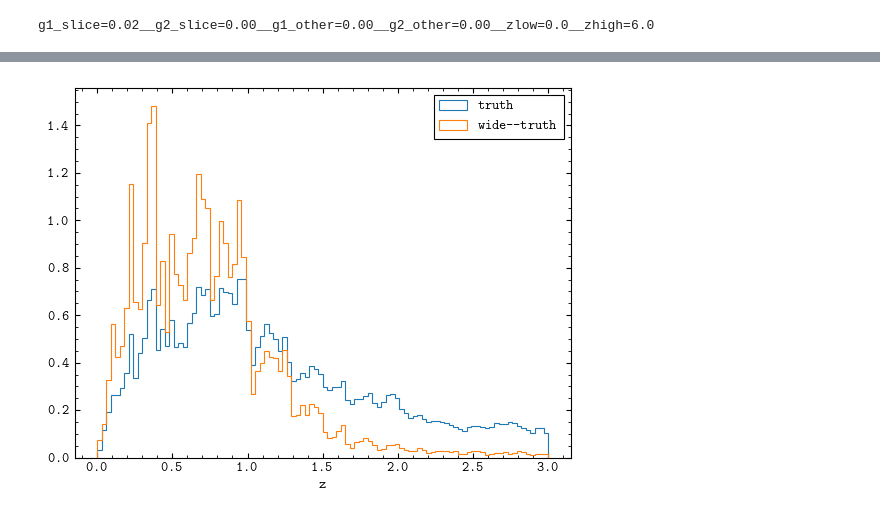
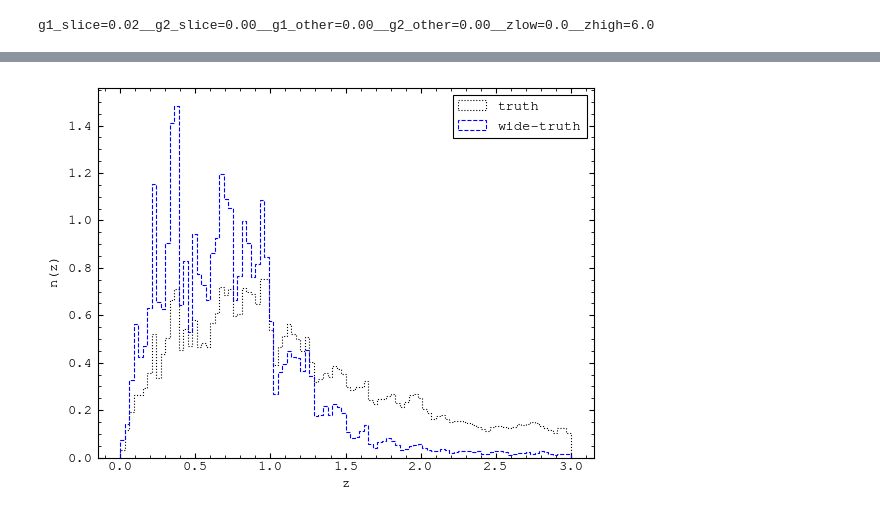
Before and after one commit to sidneymau/des-y6-image-sims-analysis, a Jupyter notebook: notebooks/2025_01_08_matching/validate.ipynb, the cells around one changed output, grey strips where cells are left out. Cells and saved outputs as stored; diff of their text form; code cells hidden in the pictures.

```diff
--- a/notebooks/2025_01_08_matching/validate.ipynb
+++ b/notebooks/2025_01_08_matching/validate.ipynb
@@ -244 +235,17 @@ len(np.unique(wide_table["tilename"][wide_index]))
+# %%
+truth_kwargs = {
+    "ec": "k",
+    "ls": ":",
+    "label": "truth",
+}
+match_kwargs = {
+    "ec": "b",
+    "ls": "--",
+    "label": "wide–truth",
+}
+wide_kwargs = {
+    "ec": "b",
+    "ls": "-",
+    "label": "wide",
+}
 # %%
@@ -290,22 +274,23 @@ plt.show()
 # %%
 bins = np.linspace(0, 3, 101)
 
 plt.hist(
     truth_match_table["z"],
     bins=bins,
     histtype="step",
-    label="truth",
     density=True,
+    **truth_kwargs,
 )
 plt.hist(
     match_table["z"],
     bins=bins,
     histtype="step",
-    label="wide--truth",
     density=True,
+    **match_kwargs,
 )
 plt.xlabel("$z$")
+plt.ylabel("$n(z)$")
 plt.legend()
 plt.show()
 # %% [output]
-[figure, old version]
+[figure, new version]
```
Also changed, not shown: parts of 10 cells of this notebook, 1 other file.
